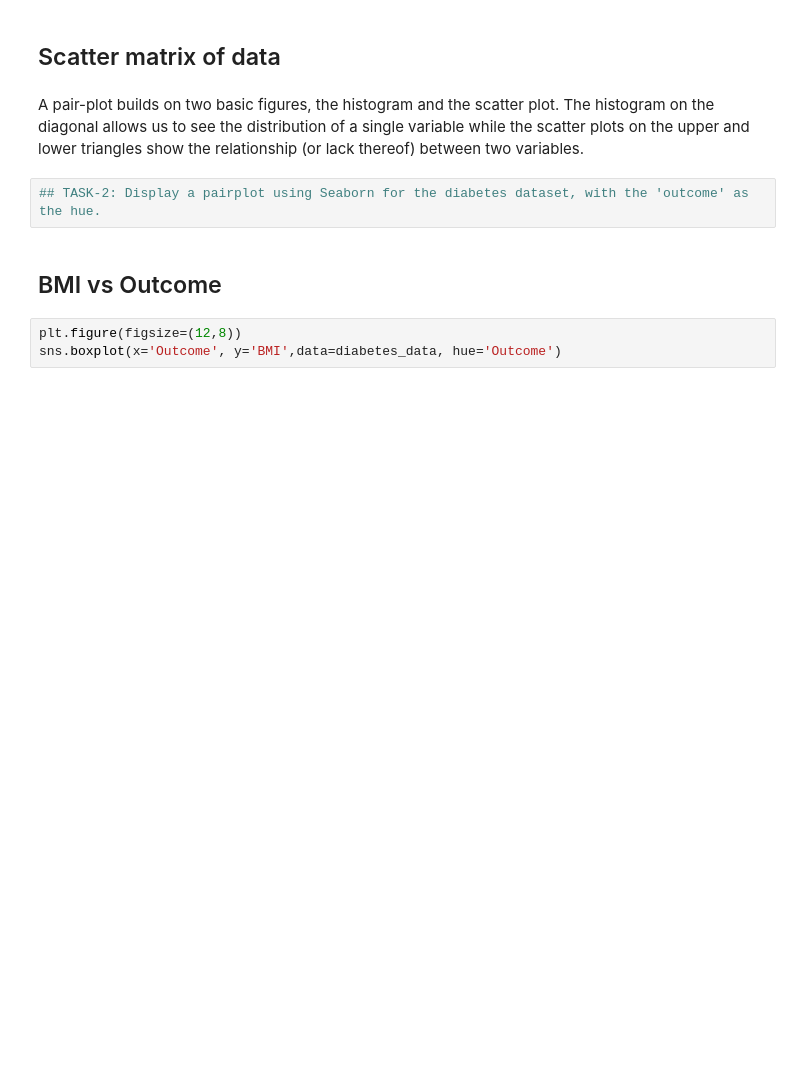
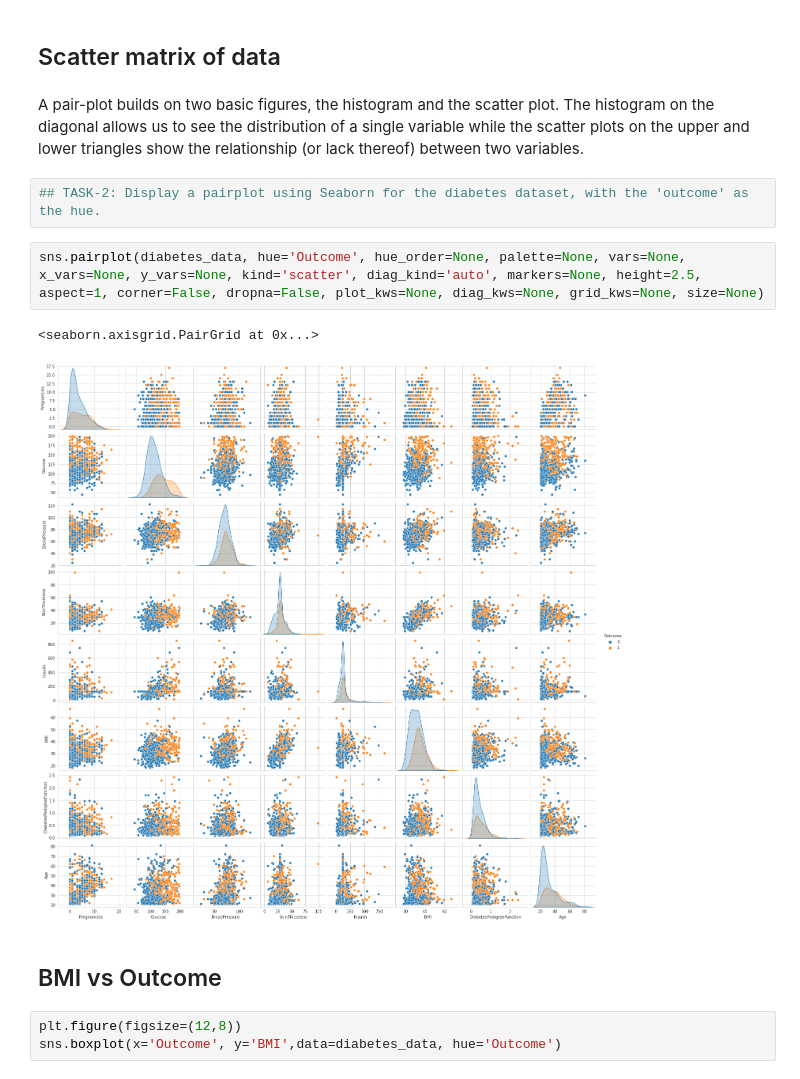
Before and after one commit to shaantanu2001/fmml2021, a Jupyter notebook: Project/Module 3/Project_FMML_CLF1.ipynb, the cells around one changed output. Saved outputs shown, nothing was run; the diff lists cells and outputs as text; blank space fills up the shorter version.

```diff
--- a/Project/Module 3/Project_FMML_CLF1.ipynb
+++ b/Project/Module 3/Project_FMML_CLF1.ipynb
@@ -152,6 +169,11 @@ The above graph shows that the dataset is biased towards non-diabetic people. Th
 A pair-plot builds on two basic figures, the histogram and the scatter plot. The histogram on the diagonal allows us to see the distribution of a single variable while the scatter plots on the upper and lower triangles show the relationship (or lack thereof) between two variables.
 # %%
 ## TASK-2: Display a pairplot using Seaborn for the diabetes dataset, with the 'outcome' as the hue.
+# %%
+sns.pairplot(diabetes_data, hue='Outcome', hue_order=None, palette=None, vars=None, x_vars=None, y_vars=None, kind='scatter', diag_kind='auto', markers=None, height=2.5, aspect=1, corner=False, dropna=False, plot_kws=None, diag_kws=None, grid_kws=None, size=None)
+# %% [output]
+<seaborn.axisgrid.PairGrid at 0x...>
+[figure, added]
 # %% [markdown]
 ## BMI vs Outcome
 # %%
```
Also changed, not shown: parts of 9 cells of this notebook.
